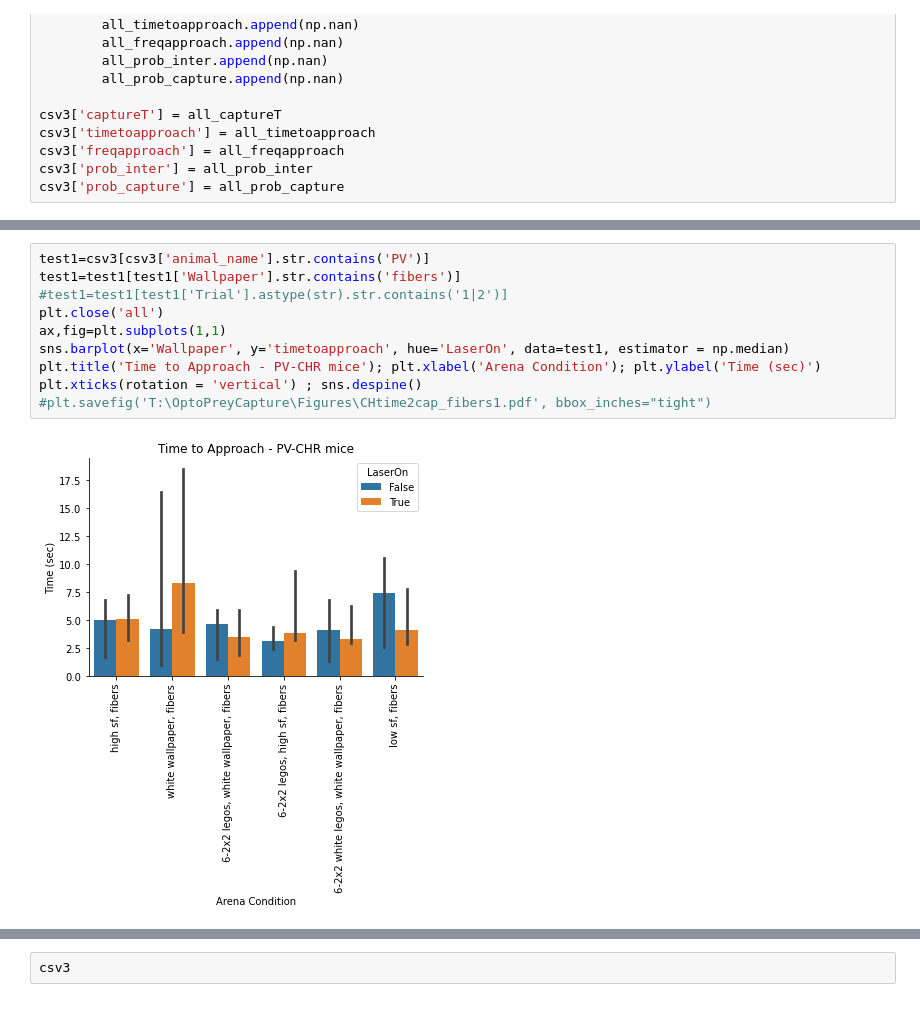
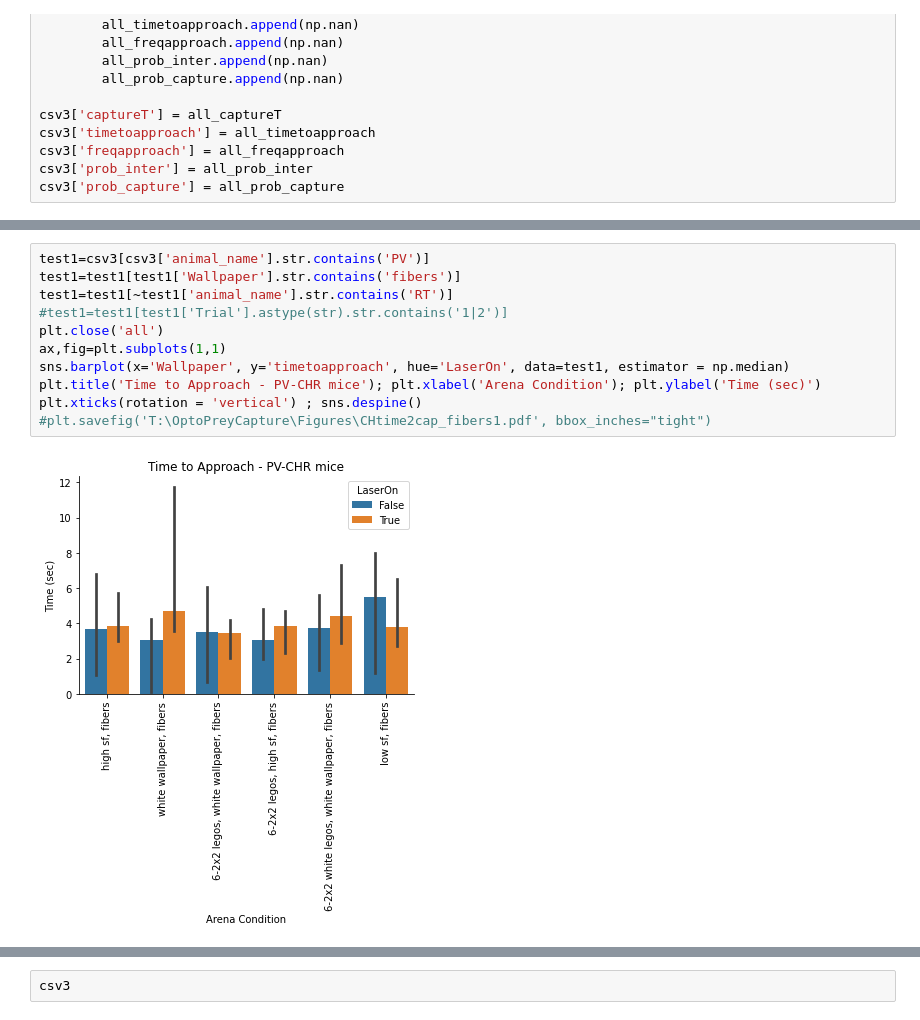
Before and after one commit to nielllab/FreelyMovingEphys, a Jupyter notebook: project_analysis/prey_capture/OptoPrey_basic.ipynb, the cells around one changed output, grey strips where cells are left out. Cells and saved outputs as stored; diff of their text form.

```diff
--- a/project_analysis/prey_capture/OptoPrey_basic.ipynb
+++ b/project_analysis/prey_capture/OptoPrey_basic.ipynb
@@ -377,15 +382,16 @@ plt.xticks(rotation = 'vertical') ; sns.despine()
 # %%
 test1=csv3[csv3['animal_name'].str.contains('PV')]
 test1=test1[test1['Wallpaper'].str.contains('fibers')]
+test1=test1[~test1['animal_name'].str.contains('RT')]
 #test1=test1[test1['Trial'].astype(str).str.contains('1|2')]
 plt.close('all')
 ax,fig=plt.subplots(1,1)
 sns.barplot(x='Wallpaper', y='timetoapproach', hue='LaserOn', data=test1, estimator = np.median)
 plt.title('Time to Approach - PV-CHR mice'); plt.xlabel('Arena Condition'); plt.ylabel('Time (sec)')
 plt.xticks(rotation = 'vertical') ; sns.despine()
 #plt.savefig('T:\OptoPreyCapture\Figures\CHtime2cap_fibers1.pdf', bbox_inches="tight")
 # %% [output]
-[figure, old version]
+[figure, new version]
 # %%
 test1=csv3[csv3['animal_name'].str.contains('PV')]
 test1=test1[test1['Wallpaper'].str.contains('fibers')]
```
Also changed, not shown: parts of 6 cells of this notebook.
